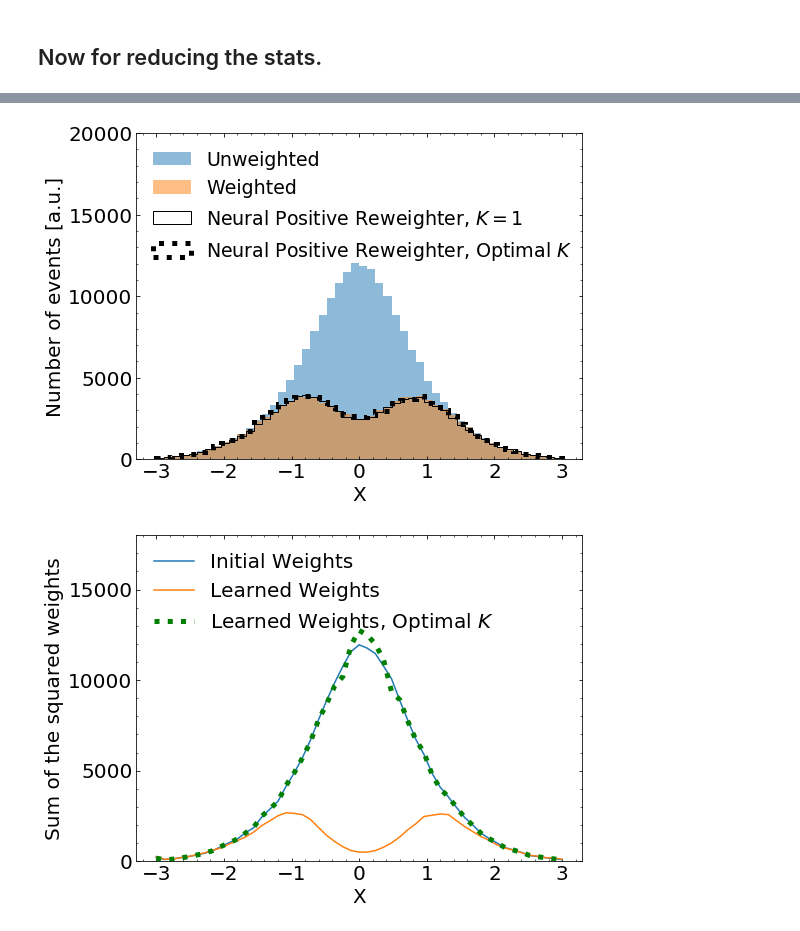
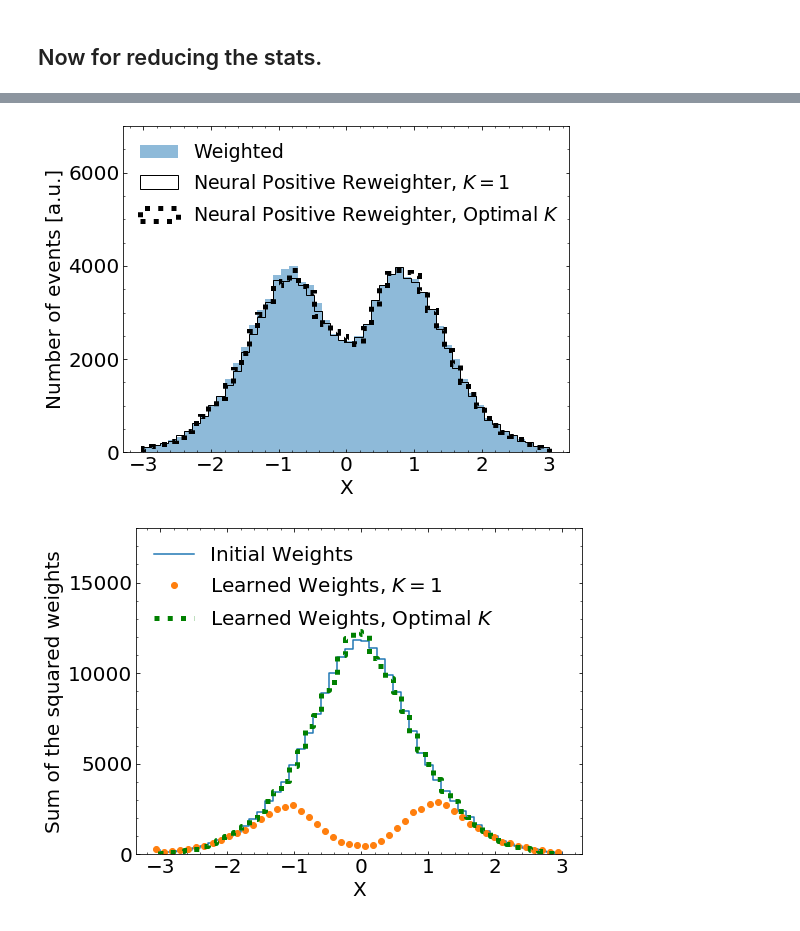
Before and after one commit to bnachman/NeuralPositiveResampler, a Jupyter notebook: GaussianExample.ipynb, the cells around one changed output, grey strips where cells are left out. Saved outputs shown, nothing was run; the diff lists cells and outputs as text; code cells hidden in the pictures.

```diff
--- a/GaussianExample.ipynb
+++ b/GaussianExample.ipynb
@@ -143,27 +146,27 @@ neweights = np.array(neweights)
 # %%
 fig = plt.figure(figsize=(8, 6))
 gs = gridspec.GridSpec(1, 1)
 ax0 = plt.subplot(gs[0])
 ax0.yaxis.set_ticks_position('both')
 ax0.xaxis.set_ticks_position('both')
 ax0.tick_params(direction="in",which="both")
 plt.xticks(fontsize=20)
 plt.yticks(fontsize=20)
 ax0.minorticks_on()
 
-_,bins,_=plt.hist(X_val[Y_val==0],bins=np.linspace(-3,3,51),alpha=0.5,label="Unweighted")
-_,_,_=plt.hist(X_val[Y_val==1],weights=W_val[Y_val==1],bins=np.linspace(-3,3,51),alpha=0.5,label="Weighted")
+#_,bins,_=plt.hist(X_val[Y_val==0],bins=np.linspace(-3,3,51),alpha=0.5,label="Unweighted")
+_,bins,_=plt.hist(X_val[Y_val==1],weights=W_val[Y_val==1],bins=np.linspace(-3,3,51),alpha=0.5,label="Weighted")
 _,_,_=plt.hist(X_val[Y_val==0],weights=myw[Y_val==0],bins=np.linspace(-3,3,51),label=r"Neural Positive Reweighter, $K=1$",histtype="step",color="black")
 _,_,_=plt.hist(newxvals,weights=neweights,bins=np.linspace(-3,3,51),label=r"Neural Positive Reweighter, Optimal $K$",histtype="step",color="black",ls=":",linewidth=5)
 
 plt.legend(frameon=False,fontsize=19,loc="upper left")
-plt.ylim([0,20000])
+plt.ylim([0,7000])
 plt.ylabel("Number of events [a.u.]",fontsize=20)
 plt.xlabel("X",fontsize=20)
 plt.locator_params(axis='y', nbins=6)
 plt.savefig("gauss_withK.pdf",bbox_inches='tight')
 # %% [output]
-[figure, old version]
+[figure, new version]
 # %%
 Bins_val = np.array([np.digitize(x,np.linspace(-3,3,51)) for x in X_val])
 # %%
@@ -187,9 +190,9 @@ plt.xticks(fontsize=20)
 plt.yticks(fontsize=20)
 ax0.minorticks_on()
 
-plt.plot(bins,W2_original,label="Initial Weights")
-plt.plot(bins,W2_new,label="Learned Weights")
-plt.plot(bins,W2_sampled,label=r"Learned Weights, Optimal $K$",ls=":",linewidth=5,color="green")
+plt.step(bins,W2_original,label="Initial Weights")
+plt.step(bins-0.5*6/51,W2_new,label=r"Learned Weights, $K=1$",marker='o',ls="none")
+plt.step(bins,W2_sampled,label=r"Learned Weights, Optimal $K$",ls=":",linewidth=5,color="green")
 plt.legend(frameon=False,fontsize=20,loc="upper left")
 
 plt.ylim([0,18000])
@@ -198,7 +201,7 @@ plt.xlabel("X",fontsize=20)
 plt.locator_params(axis='y', nbins=6)
 plt.savefig("gauss_sumw2.pdf",bbox_inches='tight')
 # %% [output]
-[figure, old version]
+[figure, new version]
 # %%
 fig = plt.figure(figsize=(8, 6))
 gs = gridspec.GridSpec(1, 1)
```
Also changed, not shown: parts of 6 cells of this notebook.
